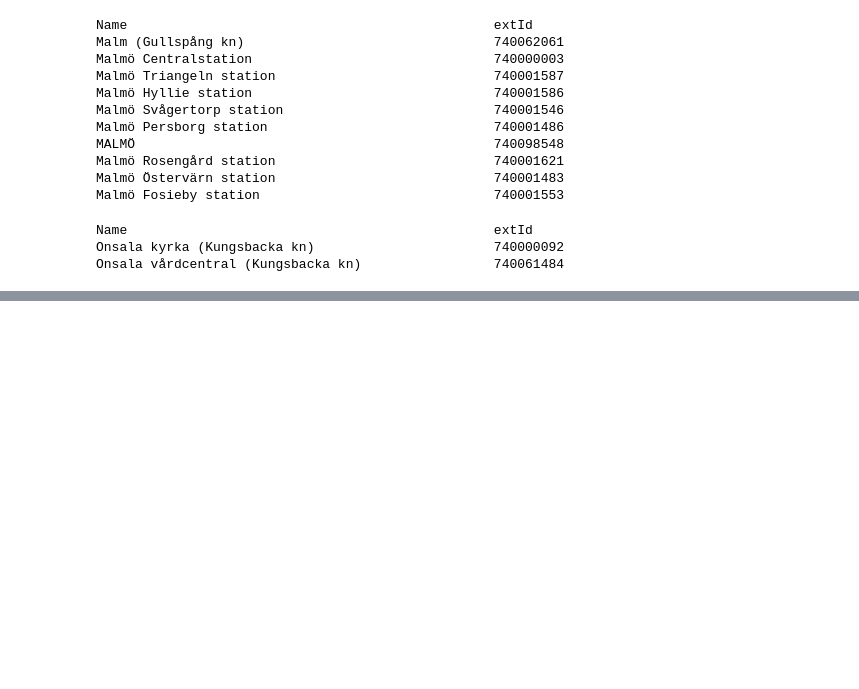
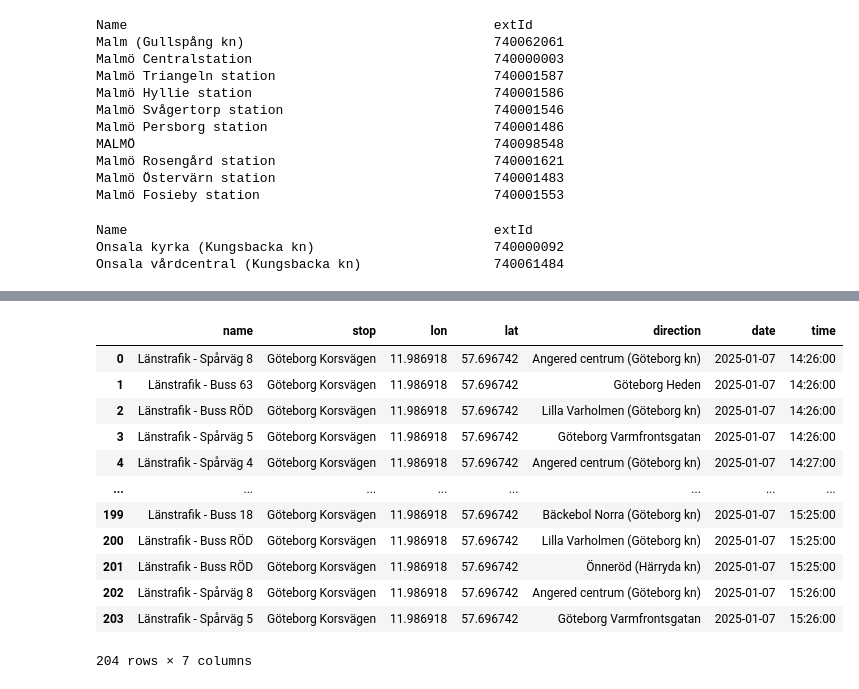
Before and after one commit to saraonsala/Fullstack_data_sara_mellgren, a Jupyter notebook: data_from_api/api_public_transportion.ipynb, the cells around one changed output, grey strips where cells are left out. Cells and saved outputs as stored; diff of their text form; code cells hidden in the pictures; blank space fills up the shorter version.

Commit message:
df_timetable_cleaned

```diff
--- a/data_from_api/api_public_transportion.ipynb
+++ b/data_from_api/api_public_transportion.ipynb
@@ -237,0 +248,8 @@ Onsala vårdcentral (Kungsbacka kn)                 740061484
+# %%
+# korsvägen
+stop_id=740015578
+url = f"https://api.resrobot.se/v2.1/departureBoard?id={stop_id}&format=json&accessId={API_KEY}"
+
+response = requests.get(url)
+results = response.json()
+results.keys()
@@ -237,0 +258,5 @@ Onsala vårdcentral (Kungsbacka kn)                 740061484
+# %%
+import pandas as pd
+
+df_timetable = pd.DataFrame(results["Departure"])
+df_timetable.head()
@@ -237,0 +293,17 @@ Onsala vårdcentral (Kungsbacka kn)                 740061484
+# %%
+df_timetable_cleaned = df_timetable[["name", "stop", "lon", "lat", "direction", "date", "time"]]
+df_timetable_cleaned
+# %% [output]
+|  | name | stop | lon | lat | direction | date | time |
+| 0 | Länstrafik - Spårväg 8 | Göteborg Korsvägen | 11.986918 | 57.696742 | Angered centrum (Göteborg kn) | 2025-01-07 | 14:26:00 |
+| 1 | Länstrafik - Buss 63 | Göteborg Korsvägen | 11.986918 | 57.696742 | Göteborg Heden | 2025-01-07 | 14:26:00 |
+| 2 | Länstrafik - Buss RÖD | Göteborg Korsvägen | 11.986918 | 57.696742 | Lilla Varholmen (Göteborg kn) | 2025-01-07 | 14:26:00 |
+| 3 | Länstrafik - Spårväg 5 | Göteborg Korsvägen | 11.986918 | 57.696742 | Göteborg Varmfrontsgatan | 2025-01-07 | 14:26:00 |
+| 4 | Länstrafik - Spårväg 4 | Göteborg Korsvägen | 11.986918 | 57.696742 | Angered centrum (Göteborg kn) | 2025-01-07 | 14:27:00 |
+| ... | ... | ... | ... | ... | ... | ... | ... |
+| 199 | Länstrafik - Buss 18 | Göteborg Korsvägen | 11.986918 | 57.696742 | Bäckebol Norra (Göteborg kn) | 2025-01-07 | 15:25:00 |
+| 200 | Länstrafik - Buss RÖD | Göteborg Korsvägen | 11.986918 | 57.696742 | Lilla Varholmen (Göteborg kn) | 2025-01-07 | 15:25:00 |
+| 201 | Länstrafik - Buss RÖD | Göteborg Korsvägen | 11.986918 | 57.696742 | Önneröd (Härryda kn) | 2025-01-07 | 15:25:00 |
+| 202 | Länstrafik - Spårväg 8 | Göteborg Korsvägen | 11.986918 | 57.696742 | Angered centrum (Göteborg kn) | 2025-01-07 | 15:26:00 |
+| 203 | Länstrafik - Spårväg 5 | Göteborg Korsvägen | 11.986918 | 57.696742 | Göteborg Varmfrontsgatan | 2025-01-07 | 15:26:00 |
+204 rows × 7 columns
```
Also changed, not shown: parts of 13 cells of this notebook.
